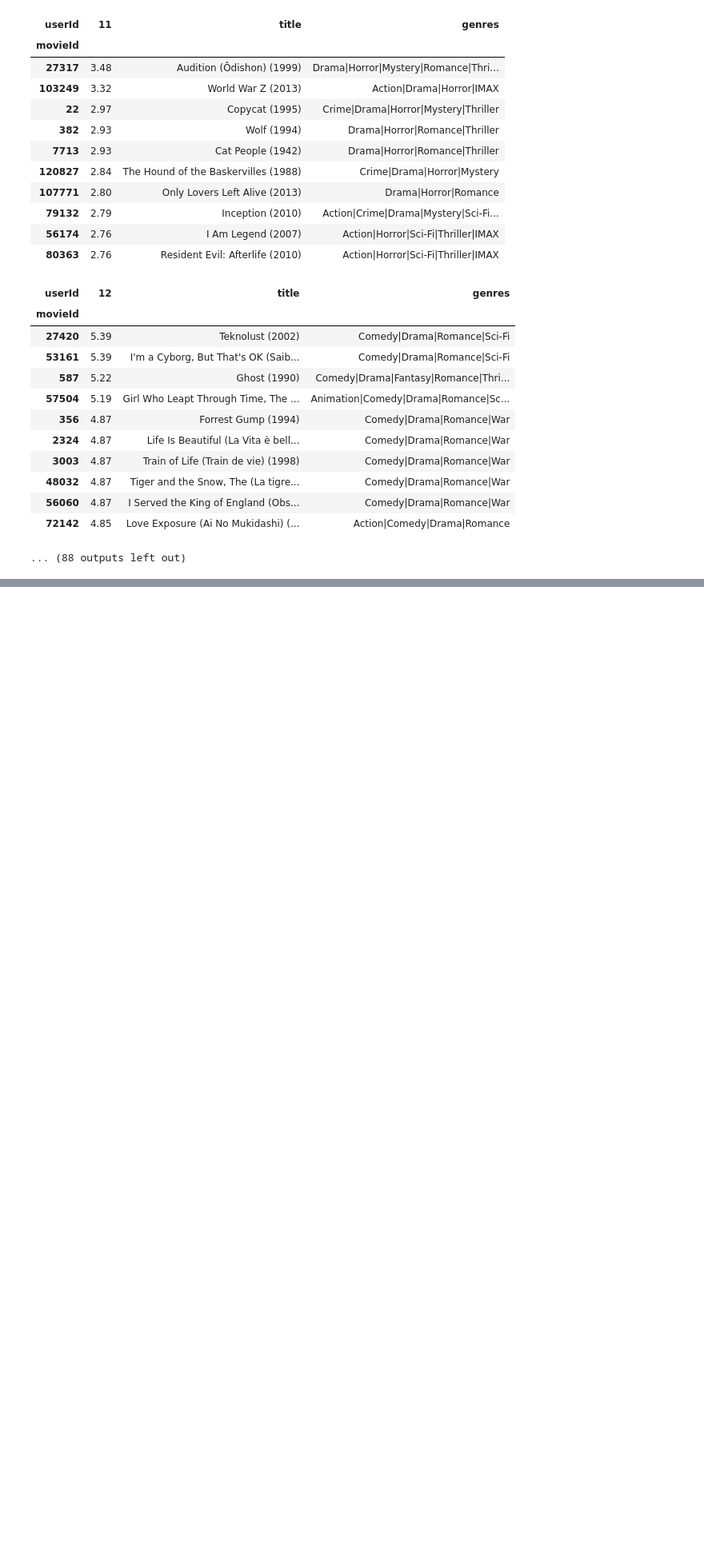
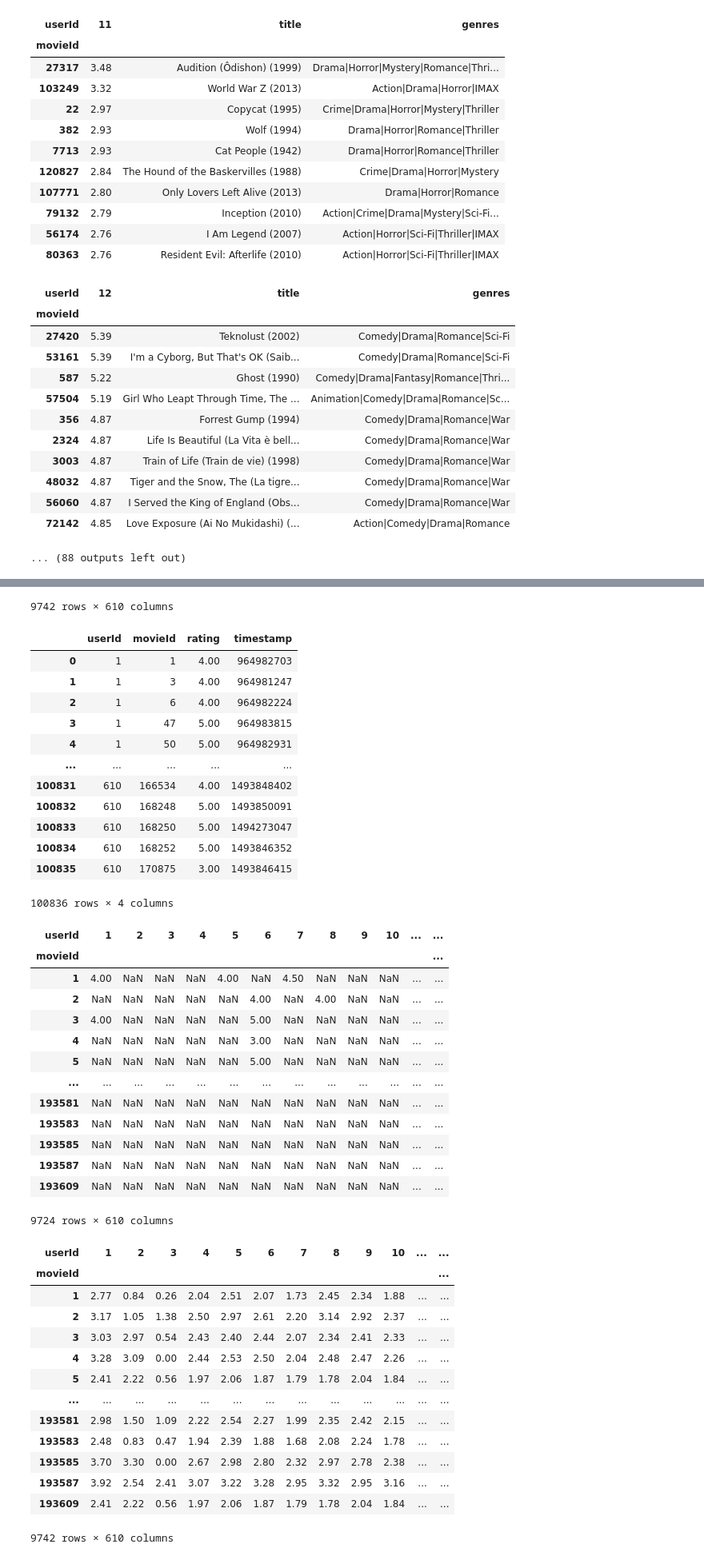
Before and after one commit to ReelRecs-Dev/ReelRecs-legacy, a Jupyter notebook: content_based_filtering.ipynb, the cells around one changed output, grey strips where cells are left out. Shown at 80% size. Cells and saved outputs as stored; diff of their text form; code cells hidden in the pictures; blank space fills up the shorter version.

```diff
--- a/content_based_filtering.ipynb
+++ b/content_based_filtering.ipynb
@@ -322,6 +337,8 @@ display(df_user_scaled)
 # Finding the recommendation
 df_movie_matrix = df_movie_final.copy()
 df_user_matrix = df_user_scaled.copy()
+display(df_movie_matrix)
+display(df_user_matrix)
 
 # Extract the 'userId' and 'movieId' column
 movie_ids = df_movie_matrix['movieId']
@@ -341,9 +358,10 @@ user_item_matrix['movieId'] = movie_ids
 user_item_matrix.set_index('movieId', inplace=True)
 
 user_item_matrix = user_item_matrix.T
-user_item_matrix['userId'] = movie_ids
+user_item_matrix['userId'] = user_ids
 user_item_matrix.set_index('userId', inplace=True)
 user_item_matrix = user_item_matrix.T
+user_item_matrix.columns = user_item_matrix.columns.astype(int)
 
 #user_item_matrix.set_index('movieId', inplace=True)
 #recommendation_matrix['userId'] = user_ids
@@ -573,0 +620,18 @@ for col, top_movies_df in top_movies_per_column.items():
+# %%
+df_predictions = user_item_matrix.copy()
+df_actual = df_user.copy()
+
+display(df_predictions)
+
+scaler = MinMaxScaler(feature_range=(0, 5))
+scaled_ratings = scaler.fit_transform(df_predictions.T).T
+df_predictions_scaled = pd.DataFrame(scaled_ratings, index=df_predictions.index, columns=df_predictions.columns)
+
+display(df_actual)
+
+df_actual_pivot = df_actual.pivot(index='movieId', columns='userId', values='rating')
+
+
+display(df_actual_pivot)
+display(df_predictions_scaled)
+# %% [output]
@@ -573,0 +651,42 @@ for col, top_movies_df in top_movies_per_column.items():
+9742 rows × 610 columns
+|  | userId | movieId | rating | timestamp |
+| 0 | 1 | 1 | 4.00 | 964982703 |
+| 1 | 1 | 3 | 4.00 | 964981247 |
+| 2 | 1 | 6 | 4.00 | 964982224 |
+| 3 | 1 | 47 | 5.00 | 964983815 |
+| 4 | 1 | 50 | 5.00 | 964982931 |
+| ... | ... | ... | ... | ... |
+| 100831 | 610 | 166534 | 4.00 | 1493848402 |
+| 100832 | 610 | 168248 | 5.00 | 1493850091 |
+| 100833 | 610 | 168250 | 5.00 | 1494273047 |
+| 100834 | 610 | 168252 | 5.00 | 1493846352 |
+| 100835 | 610 | 170875 | 3.00 | 1493846415 |
+100836 rows × 4 columns
+| userId | 1 | 2 | 3 | 4 | 5 | 6 | 7 | 8 | 9 | 10 | ... | ... |
+| movieId |  |  |  |  |  |  |  |  |  |  |  | ... |
+| 1 | 4.00 | NaN | NaN | NaN | 4.00 | NaN | 4.50 | NaN | NaN | NaN | ... | ... |
+| 2 | NaN | NaN | NaN | NaN | NaN | 4.00 | NaN | 4.00 | NaN | NaN | ... | ... |
+| 3 | 4.00 | NaN | NaN | NaN | NaN | 5.00 | NaN | NaN | NaN | NaN | ... | ... |
+| 4 | NaN | NaN | NaN | NaN | NaN | 3.00 | NaN | NaN | NaN | NaN | ... | ... |
+| 5 | NaN | NaN | NaN | NaN | NaN | 5.00 | NaN | NaN | NaN | NaN | ... | ... |
+| ... | ... | ... | ... | ... | ... | ... | ... | ... | ... | ... | ... | ... |
+| 193581 | NaN | NaN | NaN | NaN | NaN | NaN | NaN | NaN | NaN | NaN | ... | ... |
+| 193583 | NaN | NaN | NaN | NaN | NaN | NaN | NaN | NaN | NaN | NaN | ... | ... |
+| 193585 | NaN | NaN | NaN | NaN | NaN | NaN | NaN | NaN | NaN | NaN | ... | ... |
+| 193587 | NaN | NaN | NaN | NaN | NaN | NaN | NaN | NaN | NaN | NaN | ... | ... |
+| 193609 | NaN | NaN | NaN | NaN | NaN | NaN | NaN | NaN | NaN | NaN | ... | ... |
+9724 rows × 610 columns
+| userId | 1 | 2 | 3 | 4 | 5 | 6 | 7 | 8 | 9 | 10 | ... | ... |
+| movieId |  |  |  |  |  |  |  |  |  |  |  | ... |
+| 1 | 2.77 | 0.84 | 0.26 | 2.04 | 2.51 | 2.07 | 1.73 | 2.45 | 2.34 | 1.88 | ... | ... |
+| 2 | 3.17 | 1.05 | 1.38 | 2.50 | 2.97 | 2.61 | 2.20 | 3.14 | 2.92 | 2.37 | ... | ... |
+| 3 | 3.03 | 2.97 | 0.54 | 2.43 | 2.40 | 2.44 | 2.07 | 2.34 | 2.41 | 2.33 | ... | ... |
+| 4 | 3.28 | 3.09 | 0.00 | 2.44 | 2.53 | 2.50 | 2.04 | 2.48 | 2.47 | 2.26 | ... | ... |
+| 5 | 2.41 | 2.22 | 0.56 | 1.97 | 2.06 | 1.87 | 1.79 | 1.78 | 2.04 | 1.84 | ... | ... |
+| ... | ... | ... | ... | ... | ... | ... | ... | ... | ... | ... | ... | ... |
+| 193581 | 2.98 | 1.50 | 1.09 | 2.22 | 2.54 | 2.27 | 1.99 | 2.35 | 2.42 | 2.15 | ... | ... |
+| 193583 | 2.48 | 0.83 | 0.47 | 1.94 | 2.39 | 1.88 | 1.68 | 2.08 | 2.24 | 1.78 | ... | ... |
+| 193585 | 3.70 | 3.30 | 0.00 | 2.67 | 2.98 | 2.80 | 2.32 | 2.97 | 2.78 | 2.38 | ... | ... |
+| 193587 | 3.92 | 2.54 | 2.41 | 3.07 | 3.22 | 3.28 | 2.95 | 3.32 | 2.95 | 3.16 | ... | ... |
+| 193609 | 2.41 | 2.22 | 0.56 | 1.97 | 2.06 | 1.87 | 1.79 | 1.78 | 2.04 | 1.84 | ... | ... |
+9742 rows × 610 columns
```
Also changed, not shown: parts of 8 cells of this notebook, 1 other file.
